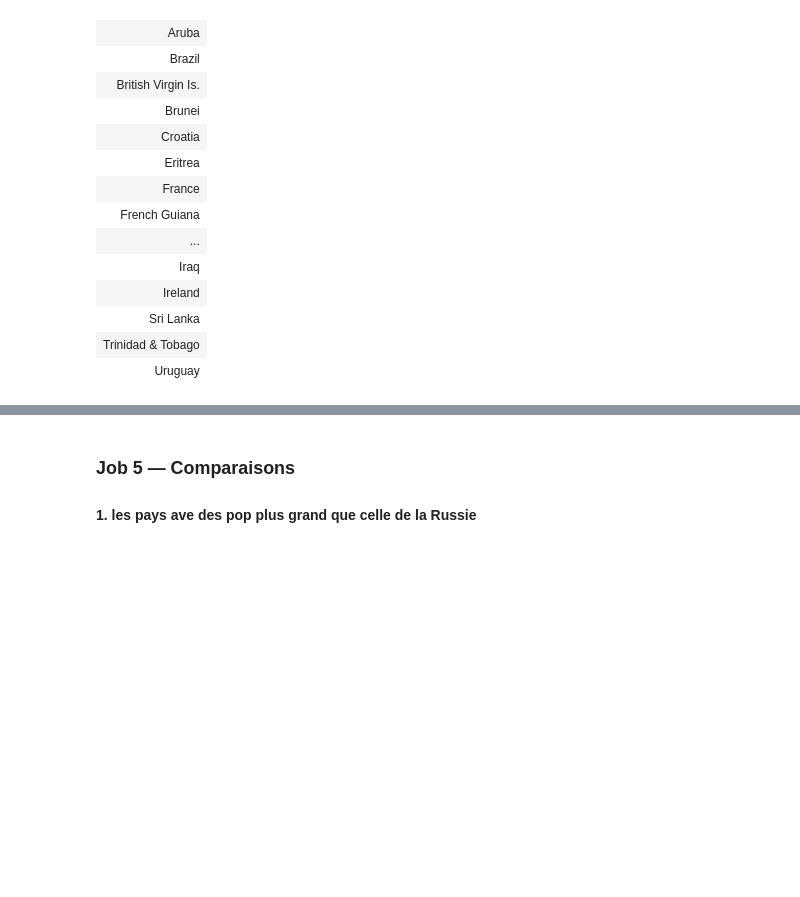
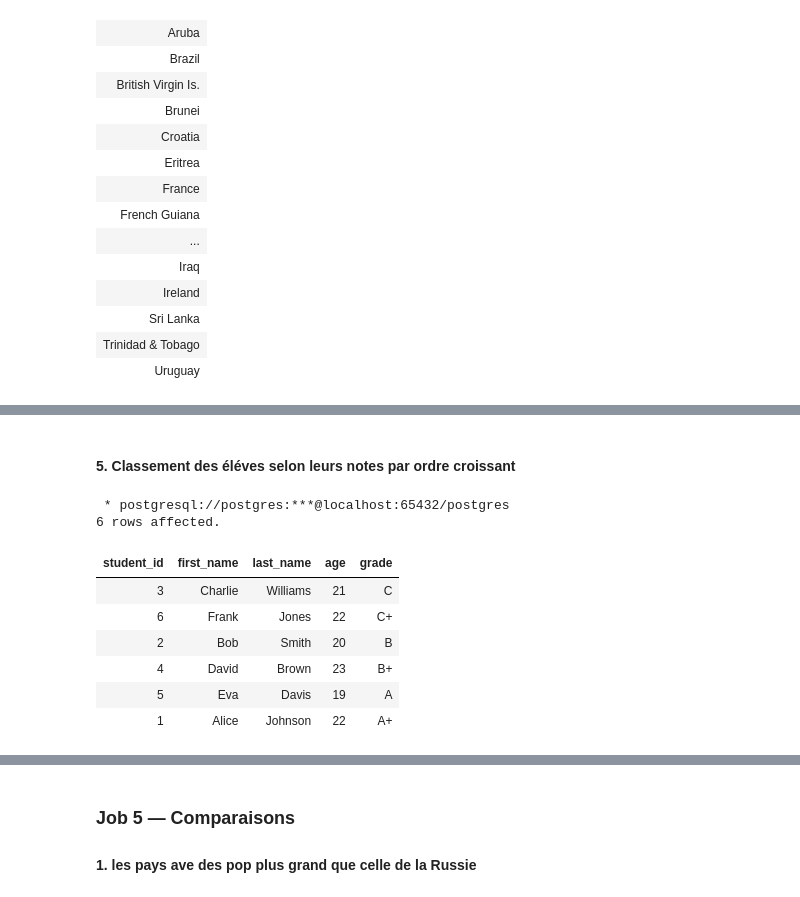
Before and after one commit to Paul-Emmanuel-Buffe/hello-dbms, a Jupyter notebook: notebooks/dbms.ipynb, the cells around one changed output, grey strips where cells are left out. Drawn from its saved outputs; the diff is of its cells as text; code cells hidden in the pictures; blank space fills up the shorter version.

```diff
--- a/notebooks/dbms.ipynb
+++ b/notebooks/dbms.ipynb
@@ -329,0 +392,26 @@ WHERE country LIKE '_r%'
+# %% [markdown]
+#### 5. Classement des éléves selon leurs notes par ordre croissant
+# %%
+%%sql
+SELECT *
+FROM students
+ORDER BY
+CASE grade
+        WHEN 'A+' THEN 1
+        WHEN 'A'  THEN 2
+        WHEN 'B+' THEN 3
+        WHEN 'B'  THEN 4
+        WHEN 'C+' THEN 5
+        WHEN 'C'  THEN 6
+        ELSE 7
+    END DESC;
+# %% [output]
+ * postgresql://postgres:***@localhost:65432/postgres
+6 rows affected.
+| student_id | first_name | last_name | age | grade |
+| 3 | Charlie | Williams | 21 | C |
+| 6 | Frank | Jones | 22 | C+ |
+| 2 | Bob | Smith | 20 | B |
+| 4 | David | Brown | 23 | B+ |
+| 5 | Eva | Davis | 19 | A |
+| 1 | Alice | Johnson | 22 | A+ |
```
Also changed, not shown: parts of 35 cells of this notebook, 1 other file.
